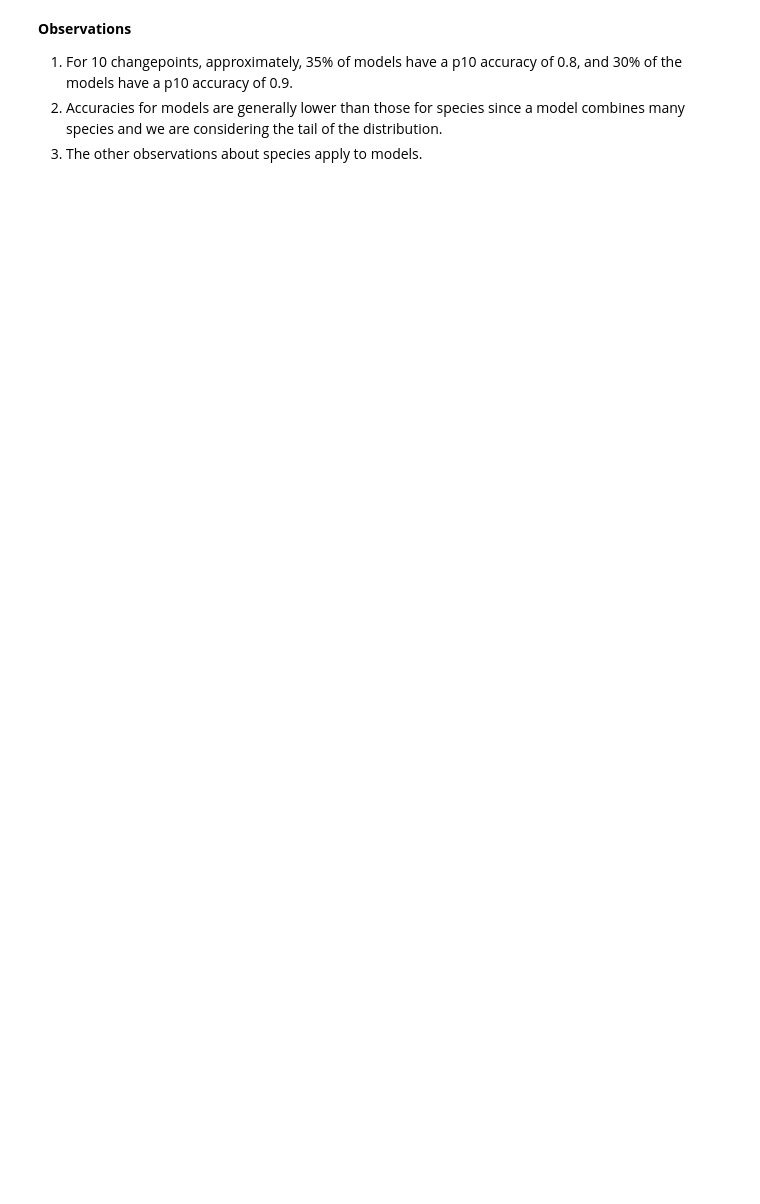
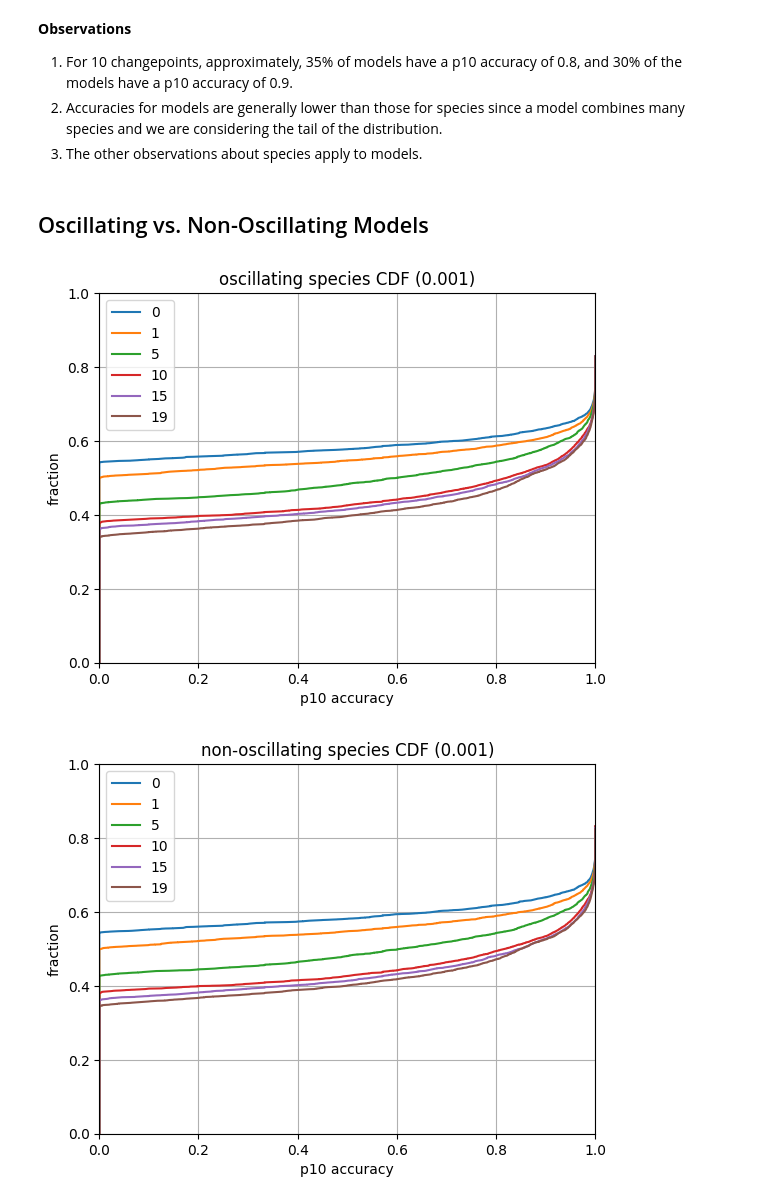
Before and after one commit to ModelEngineering/linearity_analysis, a Jupyter notebook: notebooks/piecewise_predictions.ipynb, the cells around one changed output. Cells and saved outputs as stored; diff of their text form; code cells hidden in the pictures; blank space fills up the shorter version.

```diff
--- a/notebooks/piecewise_predictions.ipynb
+++ b/notebooks/piecewise_predictions.ipynb
@@ -147,3 +179,12 @@ plotCDF(is_species = False, col="p50")
 1. For 10 changepoints, approximately, 35% of models have a p10 accuracy of 0.8, and 30% of the models have a p10 accuracy of 0.9.
 2. Accuracies for models are generally lower than those for species since a model combines many species and we are considering the tail of the distribution.
 3. The other observations about species apply to models.
+# %% [markdown]
+## Oscillating vs. Non-Oscillating Models
+# %%
+plotCDF(coefficient_threshold=0.001, is_species=True, is_non_oscillating=False)
+plt.figure()
+plotCDF(coefficient_threshold=0.001, is_species=True, is_non_oscillating=True)
+# %% [output]
+[figure, added]
+[figure, added]
```
Also changed, not shown: parts of 9 cells of this notebook, 2 other files.
